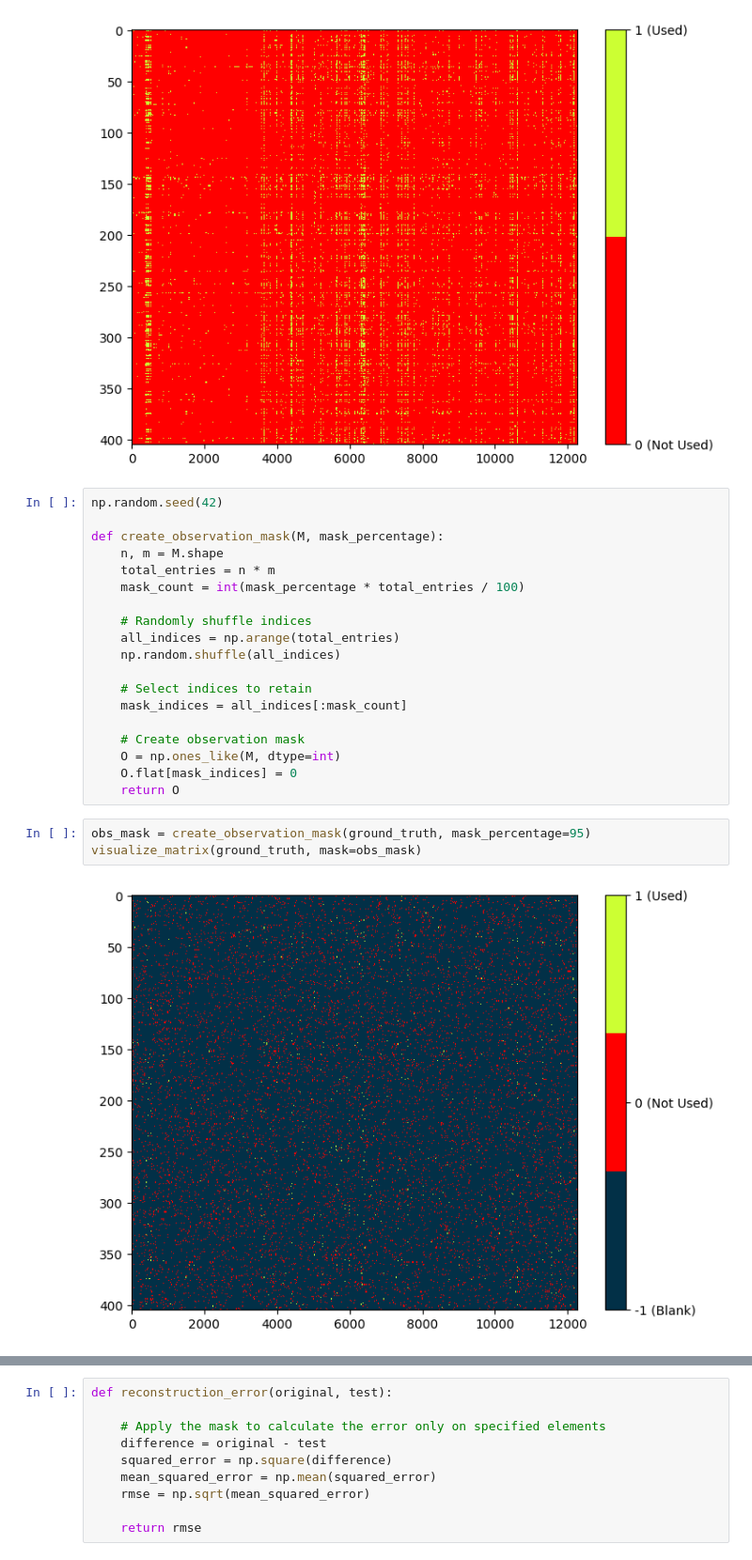
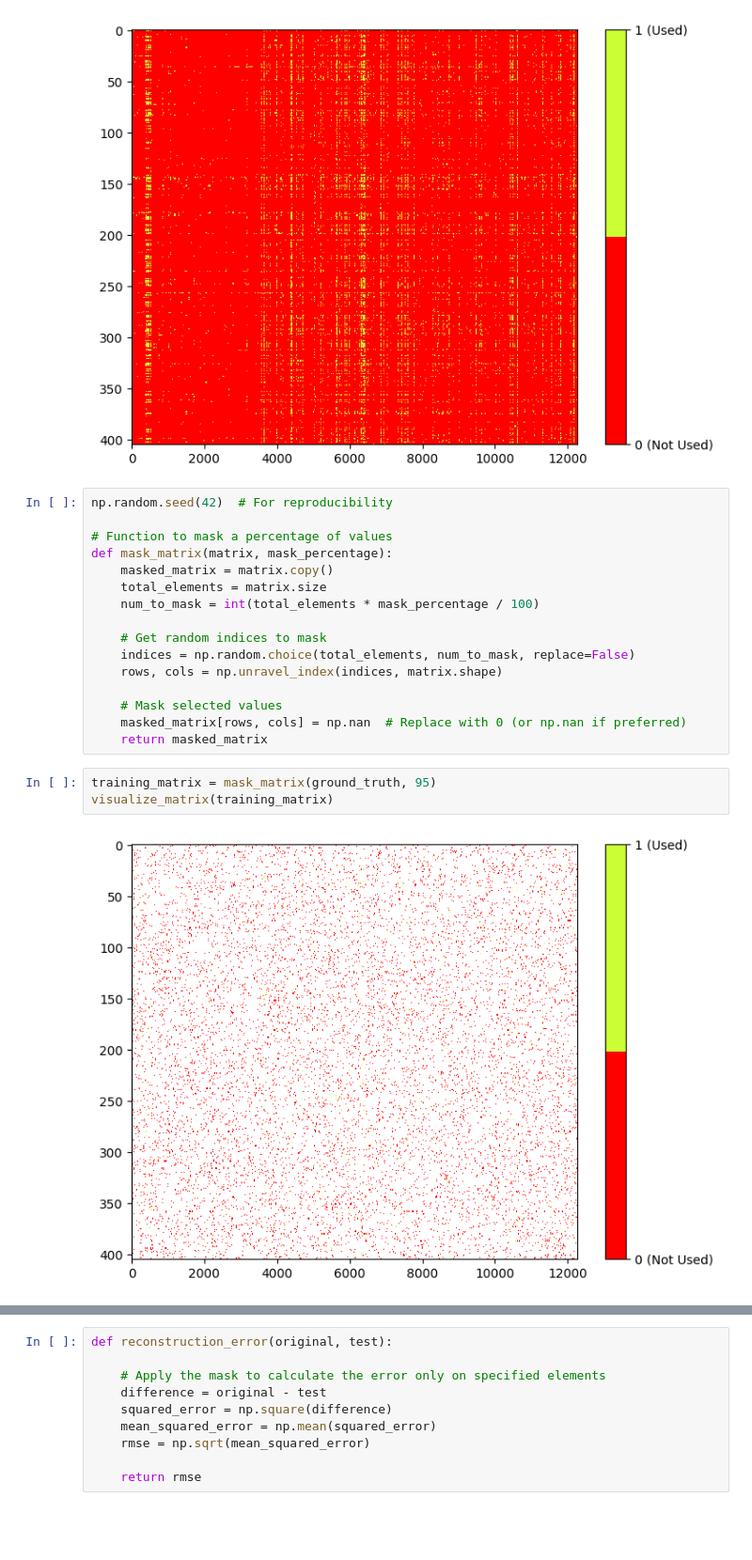
Before and after one commit to rahul0299/graphml-package-dependency-recommendation, a Jupyter notebook: Project_Notebook.ipynb, the cells around one changed output, grey strips where cells are left out. Shown at 94% size. Drawn from its saved outputs; the diff is of its cells as text; blank space fills up the shorter version.

```diff
--- a/Project_Notebook.ipynb
+++ b/Project_Notebook.ipynb
@@ -701,29 +701,26 @@ visualize_matrix(ground_truth)
 # %% [output]
 [figure]
 # %%
-np.random.seed(42)
+np.random.seed(42)  # For reproducibility
 
-def create_observation_mask(M, mask_percentage):
-    n, m = M.shape
-    total_entries = n * m
-    mask_count = int(mask_percentage * total_entries / 100)
+# Function to mask a percentage of values
+def mask_matrix(matrix, mask_percentage):
+    masked_matrix = matrix.copy()
+    total_elements = matrix.size
+    num_to_mask = int(total_elements * mask_percentage / 100)
 
-    # Randomly shuffle indices
-    all_indices = np.arange(total_entries)
-    np.random.shuffle(all_indices)
+    # Get random indices to mask
+    indices = np.random.choice(total_elements, num_to_mask, replace=False)
+    rows, cols = np.unravel_index(indices, matrix.shape)
 
-    # Select indices to retain
-    mask_indices = all_indices[:mask_count]
-
-    # Create observation mask
-    O = np.ones_like(M, dtype=int)
-    O.flat[mask_indices] = 0
-    return O
+    # Mask selected values
+    masked_matrix[rows, cols] = np.nan  # Replace with 0 (or np.nan if preferred)
+    return masked_matrix
 # %%
-obs_mask = create_observation_mask(ground_truth, mask_percentage=95)
-visualize_matrix(ground_truth, mask=obs_mask)
+training_matrix = mask_matrix(ground_truth, 95)
+visualize_matrix(training_matrix)
 # %% [output]
-[figure, old version]
+[figure, new version]
 # %%
 from sklearn.metrics.pairwise import cosine_similarity
 import numpy as np
```
Also changed, not shown: parts of 3 cells of this notebook.
